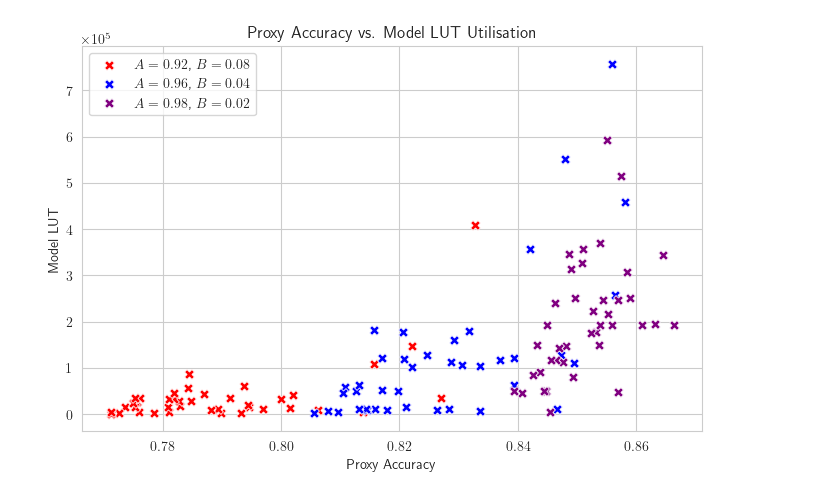
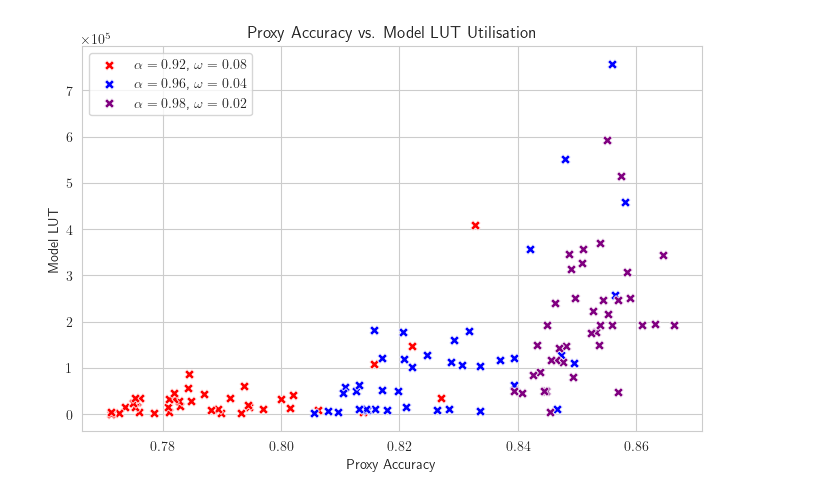
Before and after one commit to poflynn529/logicnets-nas, a Jupyter notebook: examples/cybersecurity/genetic_analysis/scatterplot.ipynb, the cells around one changed output. Saved outputs shown, nothing was run; the diff lists cells and outputs as text; code cells hidden in the pictures.

```diff
--- a/examples/cybersecurity/genetic_analysis/scatterplot.ipynb
+++ b/examples/cybersecurity/genetic_analysis/scatterplot.ipynb
@@ -12,33 +12,33 @@ results = {
 }
 # %%
 labels = {
-    "A_0.92_B_0.08" : "$A=0.92$, $B=0.08$",
-    "A_0.96_B_0.04" : "$A=0.96$, $B=0.04$",
-    "A_0.98_B_0.02" : "$A=0.98$, $B=0.02$",
+    "A_0.92_B_0.08" : r"$\alpha=0.92$, $\omega=0.08$",
+    "A_0.96_B_0.04" : r"$\alpha=0.96$, $\omega=0.04$",
+    "A_0.98_B_0.02" : r"$\alpha=0.98$, $\omega=0.02$",
 }
 
 colours = {
     "A_0.92_B_0.08" : "red",
     "A_0.96_B_0.04" : "blue",
     "A_0.98_B_0.02" : "purple"
 }
 
 sns.set_style("whitegrid")
 plt.rc('text', usetex=True)
 plt.rc('text.latex', preamble=r'')
 plt.figure(figsize=(8, 5))
 
 for key in results.keys():
     results[key]["fitness"] = pd.to_numeric(results[key]["fitness"])
     data = results[key].groupby('hash').first().nsmallest(40, 'fitness')
     x = data["proxy_accuracy"]
     y = data["proxy_utilisation"]
     ax = sns.scatterplot(x=x, y=y, color=colours[key], label=labels[key], marker="X", s=50)
 
 ax.set_xlabel("Proxy Accuracy")
 ax.set_ylabel("Model LUT")
 ax.set_title("Proxy Accuracy vs. Model LUT Utilisation")
 ax.yaxis.set_major_formatter(ScalarFormatter(useOffset=False, useMathText=True))
 ax.ticklabel_format(style='sci', axis='y', scilimits=(0,0))
 # %% [output]
-[figure, old version]
+[figure, new version]
```
Also changed, not shown: 9 other files.
